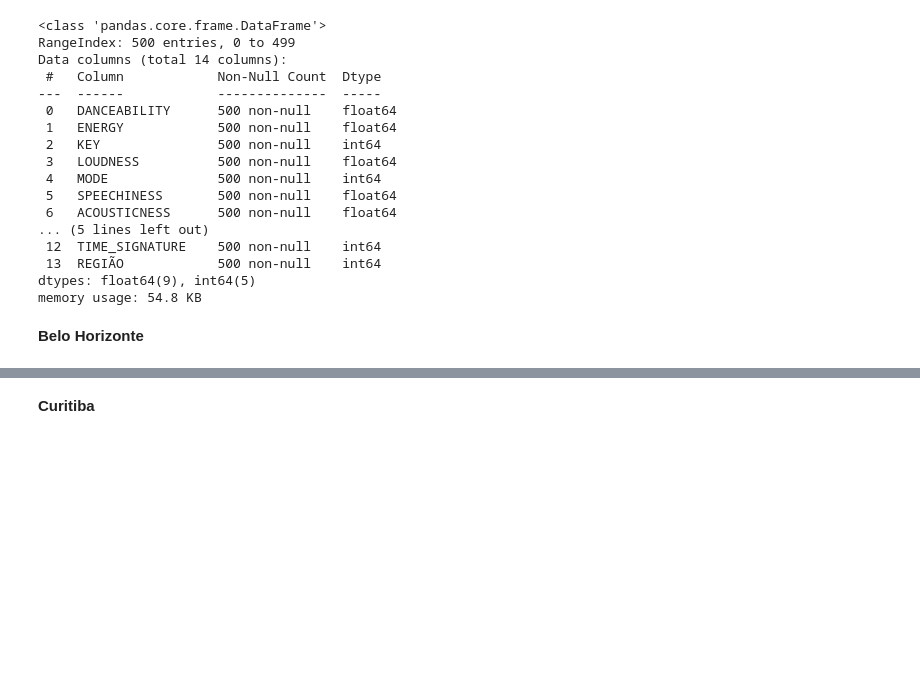
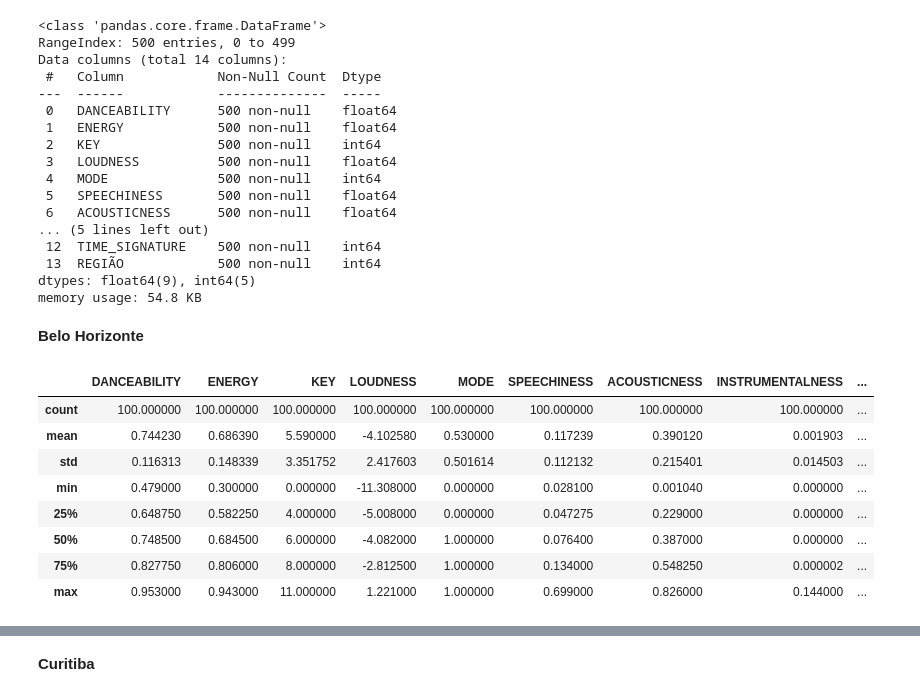
Before and after one commit to Eric-Mendes/spotify-charts, a Jupyter notebook: data_analyses.ipynb, the cells around one changed output, grey strips where cells are left out. Cells and saved outputs as stored; diff of their text form; code cells hidden in the pictures; blank space fills up the shorter version.

```diff
--- a/data_analyses.ipynb
+++ b/data_analyses.ipynb
@@ -78,3 +76,15 @@ dtypes: float64(9), int64(5)
 memory usage: 54.8 KB
 # %% [markdown]
 **Belo Horizonte**
+# %%
+df.loc[df['REGIÃO'] == 0].describe()
+# %% [output]
+|  | DANCEABILITY | ENERGY | KEY | LOUDNESS | MODE | SPEECHINESS | ACOUSTICNESS | INSTRUMENTALNESS | ... |
+| count | 100.000000 | 100.000000 | 100.000000 | 100.000000 | 100.000000 | 100.000000 | 100.000000 | 100.000000 | ... |
+| mean | 0.744230 | 0.686390 | 5.590000 | -4.102580 | 0.530000 | 0.117239 | 0.390120 | 0.001903 | ... |
+| std | 0.116313 | 0.148339 | 3.351752 | 2.417603 | 0.501614 | 0.112132 | 0.215401 | 0.014503 | ... |
+| min | 0.479000 | 0.300000 | 0.000000 | -11.308000 | 0.000000 | 0.028100 | 0.001040 | 0.000000 | ... |
+| 25% | 0.648750 | 0.582250 | 4.000000 | -5.008000 | 0.000000 | 0.047275 | 0.229000 | 0.000000 | ... |
+| 50% | 0.748500 | 0.684500 | 6.000000 | -4.082000 | 1.000000 | 0.076400 | 0.387000 | 0.000000 | ... |
+| 75% | 0.827750 | 0.806000 | 8.000000 | -2.812500 | 1.000000 | 0.134000 | 0.548250 | 0.000002 | ... |
+| max | 0.953000 | 0.943000 | 11.000000 | 1.221000 | 1.000000 | 0.699000 | 0.826000 | 0.144000 | ... |
```
Also changed, not shown: parts of 7 cells of this notebook.
